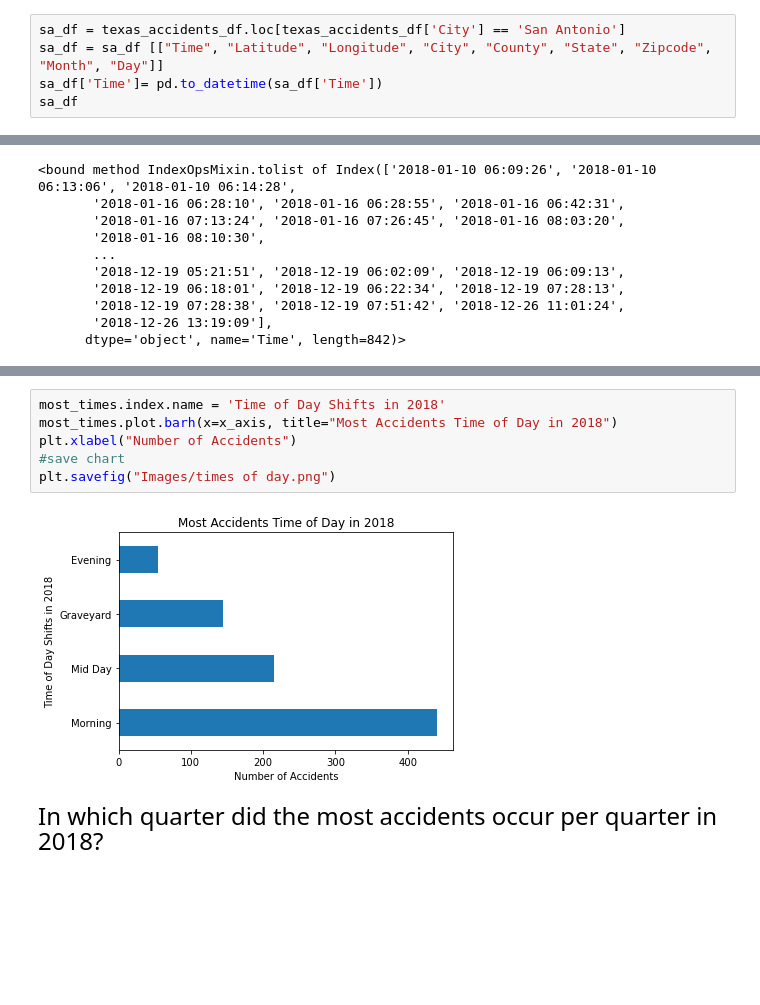
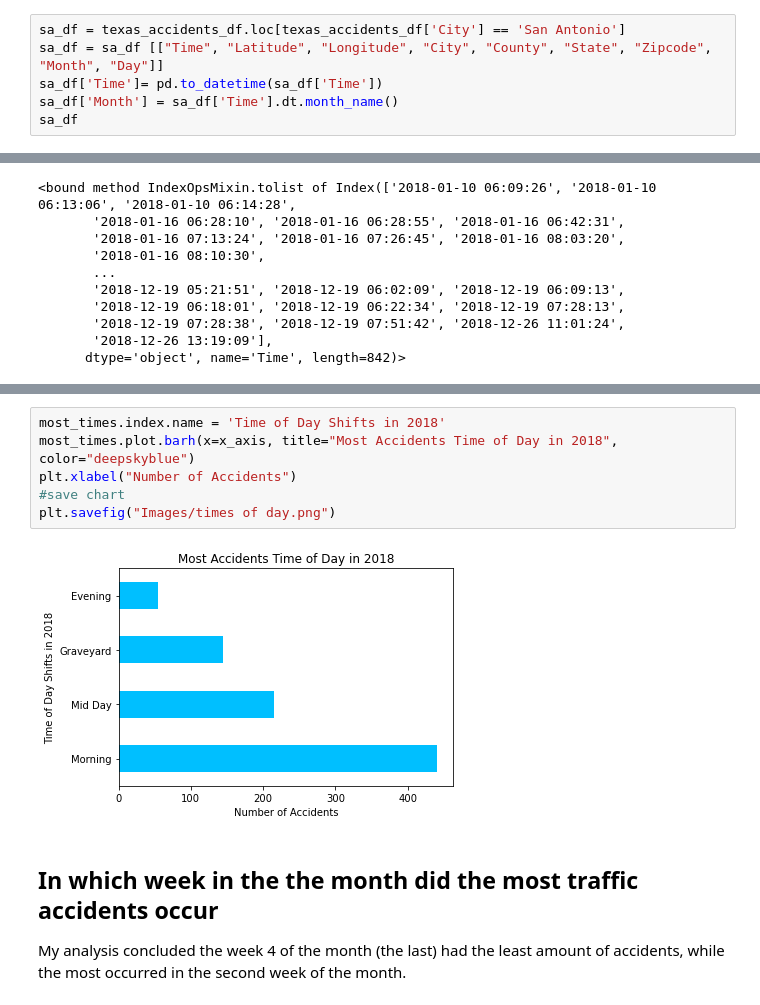
Before and after one commit to Corters22/Traffic_Data_in_San_Antonio, a Jupyter notebook: Question_3/SA_weather_traffic.ipynb, the cells around one changed output, grey strips where cells are left out. Drawn from its saved outputs; the diff is of its cells as text; blank space fills up the shorter version.

```diff
--- a/Question_3/SA_weather_traffic.ipynb
+++ b/Question_3/SA_weather_traffic.ipynb
@@ -43,6 +59,7 @@ print(texas_accidents_df )
 sa_df = texas_accidents_df.loc[texas_accidents_df['City'] == 'San Antonio']
 sa_df = sa_df [["Time", "Latitude", "Longitude", "City", "County", "State", "Zipcode", "Month", "Day"]]
 sa_df['Time']= pd.to_datetime(sa_df['Time'])
+sa_df['Month'] = sa_df['Time'].dt.month_name()
 sa_df
 # %% [output]
 |  | Time | Latitude | Longitude | City | County | State | Zipcode | Month | Day |
@@ -242,11 +277,13 @@ x_axis
 # %%
 most_times.index.name = 'Time of Day Shifts in 2018'
-most_times.plot.barh(x=x_axis, title="Most Accidents Time of Day in 2018")
+most_times.plot.barh(x=x_axis, title="Most Accidents Time of Day in 2018", color="deepskyblue")
 plt.xlabel("Number of Accidents")
 #save chart
 plt.savefig("Images/times of day.png")
 # %% [output]
-[figure, old version]
+[figure, new version]
-# %% [markdown]
-<font size="5">In which quarter did the most accidents occur per quarter in 2018?</font>
+# %% [markdown]
+## In which week in the the month did the most traffic accidents occur
+
+My analysis concluded the week 4 of the month (the last) had the least amount of accidents, while the most occurred in the second week of the month.
 # %%
```
Also changed, not shown: parts of 24 cells of this notebook, 3 other files.
